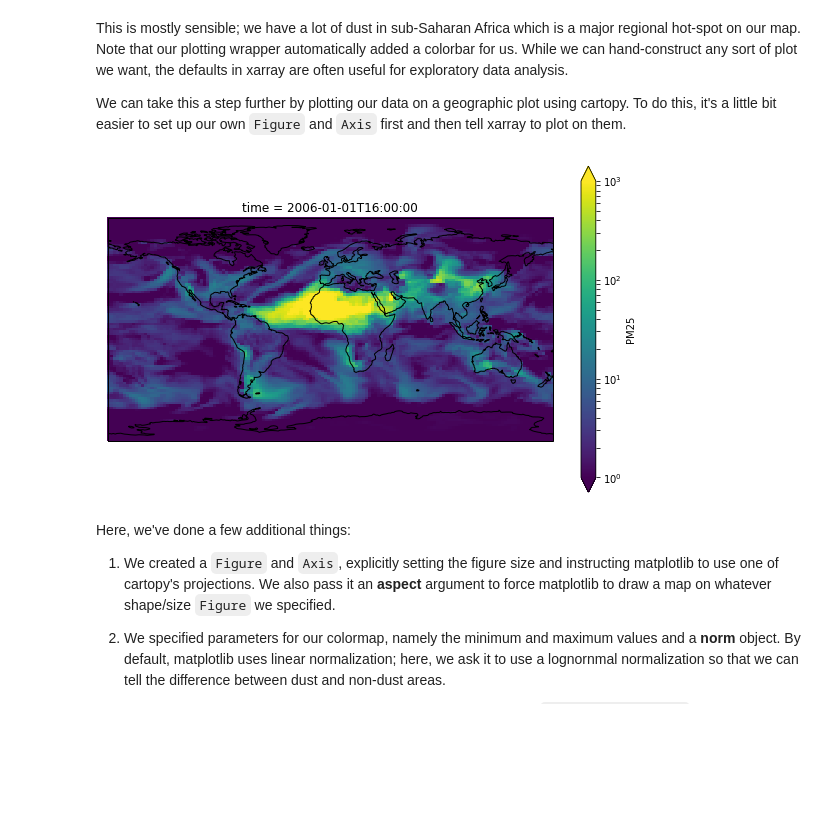
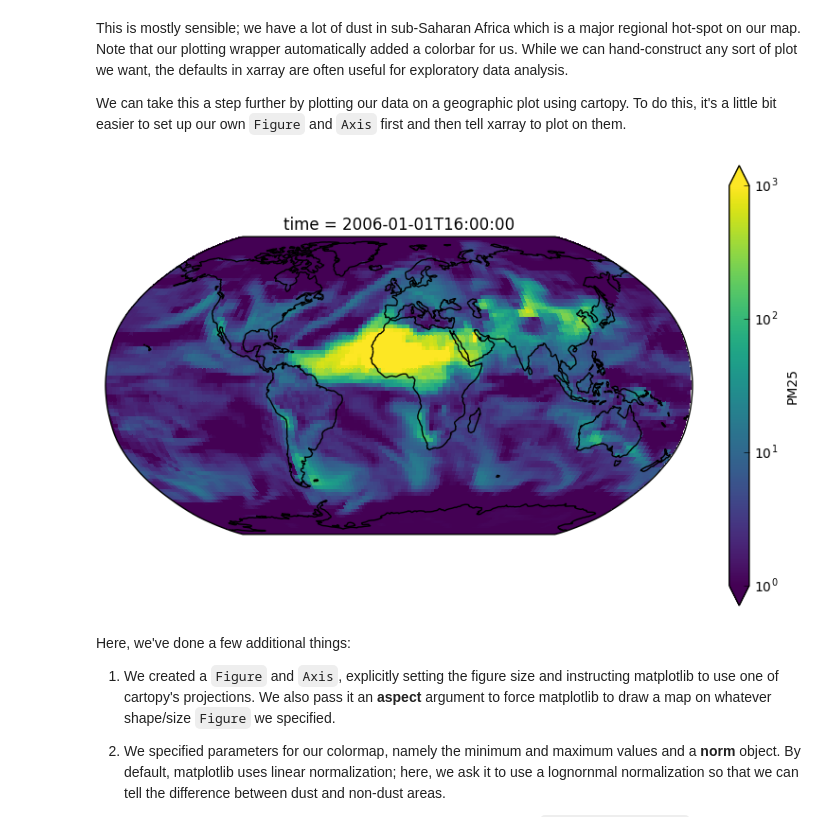
Before and after one commit to geoschem/gcpy, a Jupyter notebook: tutorials/xarray_overview.ipynb, the cells around one changed output. Cells and saved outputs as stored; diff of their text form; code cells hidden in the pictures; blank space fills up the shorter version.

```diff
--- a/tutorials/xarray_overview.ipynb
+++ b/tutorials/xarray_overview.ipynb
@@ -406,18 +408,18 @@ We can take this a step further by plotting our data on a geographic plot using
 # %%
 import cartopy.crs as ccrs
 import matplotlib.pyplot as plt
 from matplotlib.colors import LogNorm
 
 fig = plt.figure(figsize=(10, 6))
-ax = fig.add_subplot(111, projection=ccrs.PlateCarree(), aspect='auto')
+ax = fig.add_subplot(111, projection=ccrs.Robinson(), aspect='auto')
 
 pm25.isel(time=15).plot.imshow(x='lon', y='lat',
                                vmin=1, vmax=1000, norm=LogNorm(),
                                ax=ax, transform=ccrs.PlateCarree())
 ax.coastlines()
-ax.set_aspect('equal', 'box-forced')
+ax.set_global()
 # %% [output]
-[figure, old version]
+[figure, new version]
 # %% [markdown]
 Here, we've done a few additional things:
 
```
Also changed, not shown: parts of 33 cells of this notebook, 4 other files.
